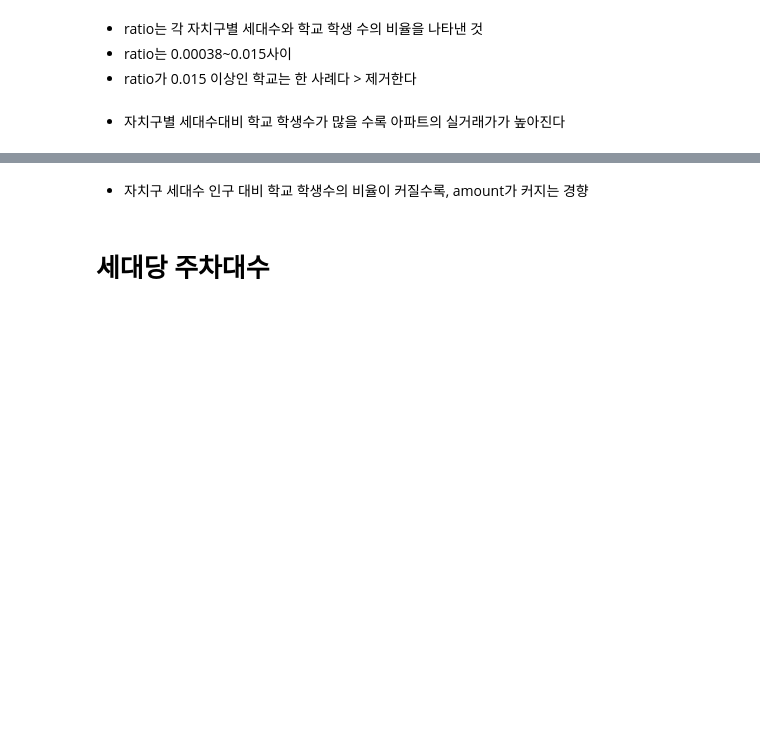
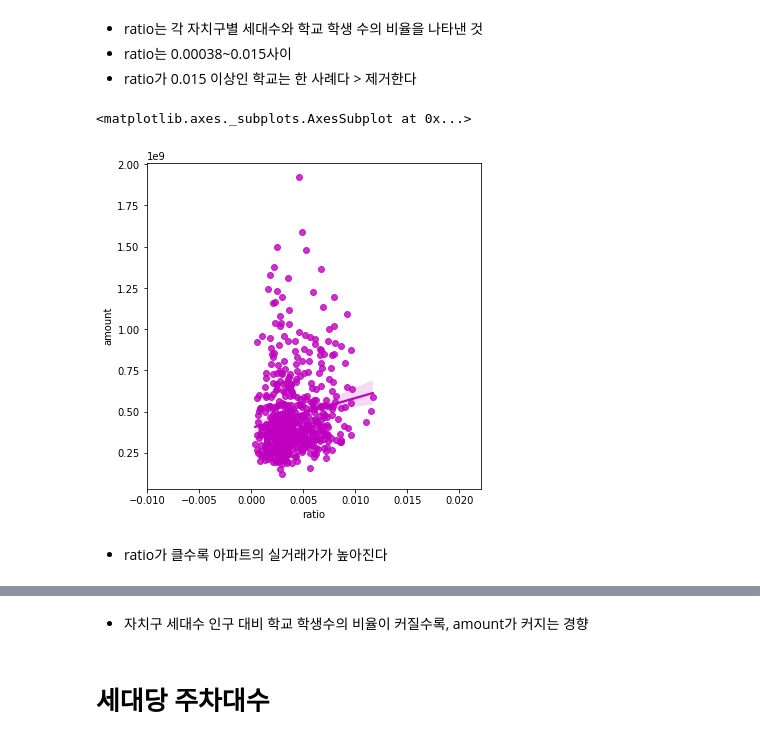
Before and after one commit to whoareyouwhoami/ProjectCasa, a Jupyter notebook: EDA/EDA_version1.ipynb, the cells around one changed output, grey strips where cells are left out. Cells and saved outputs as stored; diff of their text form; code cells hidden in the pictures; blank space fills up the shorter version.

```diff
--- a/EDA/EDA_version1.ipynb
+++ b/EDA/EDA_version1.ipynb
@@ -156,11 +238,14 @@ df1[df1['ratio']>0.015] #제거
 df1 = df1[df1['ratio']<0.015]
 # %%
 figure,ax1 = plt.subplots()
-figure.set_size_inches(8,8)
+figure.set_size_inches(6,6)
 
 sns.regplot(x="ratio",y="amount",data=df1,color="m",ax=ax1)
+# %% [output]
+<matplotlib.axes._subplots.AxesSubplot at 0x...>
+[figure, added]
 # %% [markdown]
-- 자치구별 세대수대비 학교 학생수가 많을 수록 아파트의 실거래가가 높아진다
+- ratio가 클수록 아파트의 실거래가가 높아진다
 # %%
 factor = pd.cut(df1.ratio,5)
 a = df1.amount.groupby(factor).mean()
```
Also changed, not shown: parts of 39 cells of this notebook.
